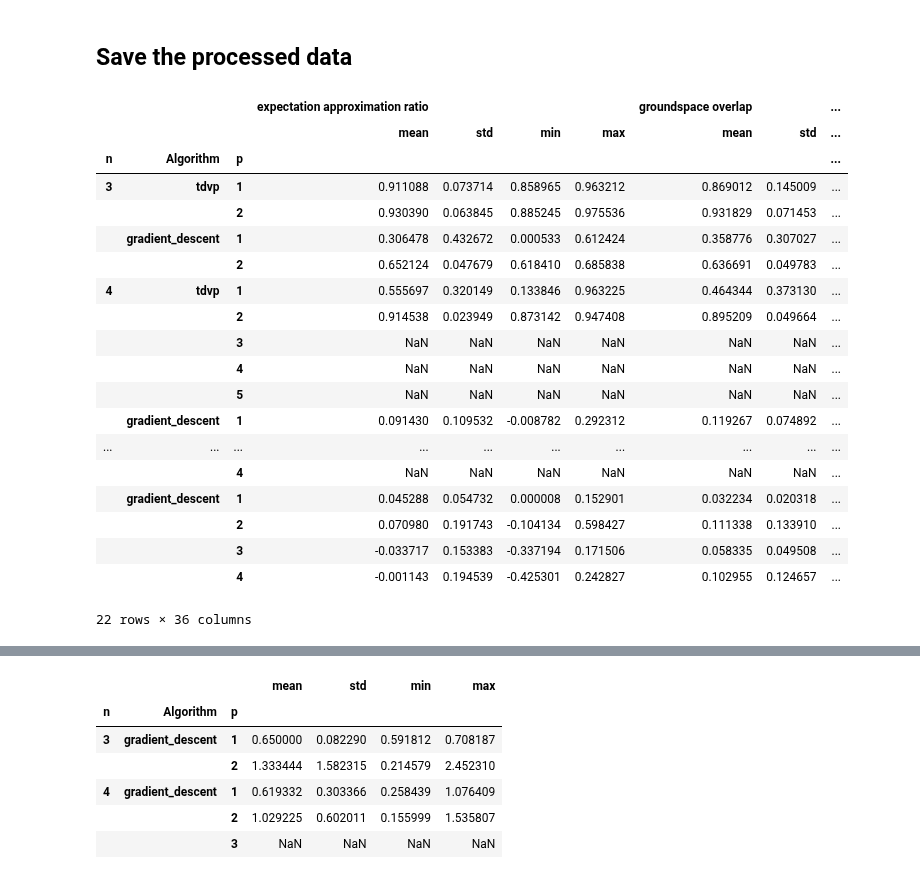
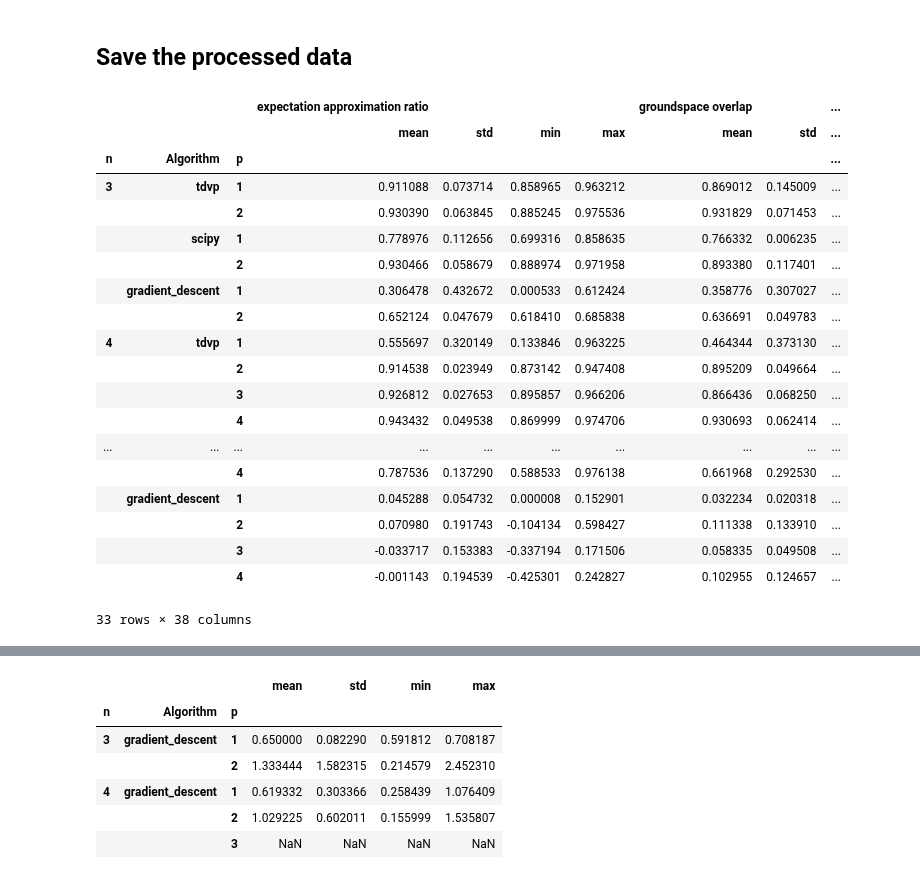
Before and after one commit to LeonhardRichter/TDVP_and_QAOA, a Jupyter notebook: data_processing.ipynb, the cells around one changed output, grey strips where cells are left out. Cells and saved outputs as stored; diff of their text form; code cells hidden in the pictures.

```diff
--- a/data_processing.ipynb
+++ b/data_processing.ipynb
@@ -35,5 +32,5 @@ with open("path",'wb') as file:
 # %%
-with open('results/data.p','rb') as f:
+with open('results/data_gd_cut.p','rb') as f:
     data = pickle.load(f)
 # %%
 data.xs(4, level='n')
@@ -234,8 +248,8 @@ for idx in data.index:
             entry["count"] += 1
         entry["ratio"] = entry["count"] / entry["total"]
 # %%
-# with open('results/success_count.p','wb') as f:
-#     pickle.dump(pd.DataFrame(success_count), f)
+with open('results/success_count.p','wb') as f:
+    pickle.dump(pd.DataFrame(success_count), f)
 # %% [markdown]
 # Combina data in one frame
 # %%
@@ -743,5 +788,5 @@ i
 1    0.963212
 Name: tdvp, dtype: float64
 # %%
-with open("results/tdvp_vs_gd.p",'rb') as file:
+with open("results/data_gd_cut.p",'rb') as file:
     data = pickle.load(file)
@@ -786,27 +851,30 @@ def compute_statistics(stat_row:pd.Series, data:pd.DataFrame):
     return stat_row
 # %% [markdown]
 ## Save the processed data
+# %%
+with open("results/stats_gd_cut.p",'rb') as file:
+    old_stats = pickle.load(file)
 # %%
-stats = stat.apply(lambda x: compute_statistics(x, df), axis=1)
+stats = old_stats.apply(lambda x: compute_statistics(x, df), axis=1)
 stats
 # %% [output]
 |  |  |  | expectation approximation ratio |  |  |  | groundspace overlap |  | ... |
 |  |  |  | mean | std | min | max | mean | std | ... |
 | n | Algorithm | p |  |  |  |  |  |  | ... |
 | 3 | tdvp | 1 | 0.911088 | 0.073714 | 0.858965 | 0.963212 | 0.869012 | 0.145009 | ... |
 |  |  | 2 | 0.930390 | 0.063845 | 0.885245 | 0.975536 | 0.931829 | 0.071453 | ... |
+|  | scipy | 1 | 0.778976 | 0.112656 | 0.699316 | 0.858635 | 0.766332 | 0.006235 | ... |
+|  |  | 2 | 0.930466 | 0.058679 | 0.888974 | 0.971958 | 0.893380 | 0.117401 | ... |
 |  | gradient_descent | 1 | 0.306478 | 0.432672 | 0.000533 | 0.612424 | 0.358776 | 0.307027 | ... |
 |  |  | 2 | 0.652124 | 0.047679 | 0.618410 | 0.685838 | 0.636691 | 0.049783 | ... |
 | 4 | tdvp | 1 | 0.555697 | 0.320149 | 0.133846 | 0.963225 | 0.464344 | 0.373130 | ... |
 |  |  | 2 | 0.914538 | 0.023949 | 0.873142 | 0.947408 | 0.895209 | 0.049664 | ... |
-|  |  | 3 | NaN | NaN | NaN | NaN | NaN | NaN | ... |
-|  |  | 4 | NaN | NaN | NaN | NaN | NaN | NaN | ... |
-|  |  | 5 | NaN | NaN | NaN | NaN | NaN | NaN | ... |
-|  | gradient_descent | 1 | 0.091430 | 0.109532 | -0.008782 | 0.292312 | 0.119267 | 0.074892 | ... |
+|  |  | 3 | 0.926812 | 0.027653 | 0.895857 | 0.966206 | 0.866436 | 0.068250 | ... |
+|  |  | 4 | 0.943432 | 0.049538 | 0.869999 | 0.974706 | 0.930693 | 0.062414 | ... |
 | ... | ... | ... | ... | ... | ... | ... | ... | ... | ... |
-|  |  | 4 | NaN | NaN | NaN | NaN | NaN | NaN | ... |
+|  |  | 4 | 0.787536 | 0.137290 | 0.588533 | 0.976138 | 0.661968 | 0.292530 | ... |
 |  | gradient_descent | 1 | 0.045288 | 0.054732 | 0.000008 | 0.152901 | 0.032234 | 0.020318 | ... |
 |  |  | 2 | 0.070980 | 0.191743 | -0.104134 | 0.598427 | 0.111338 | 0.133910 | ... |
 |  |  | 3 | -0.033717 | 0.153383 | -0.337194 | 0.171506 | 0.058335 | 0.049508 | ... |
 |  |  | 4 | -0.001143 | 0.194539 | -0.425301 | 0.242827 | 0.102955 | 0.124657 | ... |
-22 rows × 36 columns
+33 rows × 38 columns
```
Also changed, not shown: parts of 18 cells of this notebook, 5 other files.
